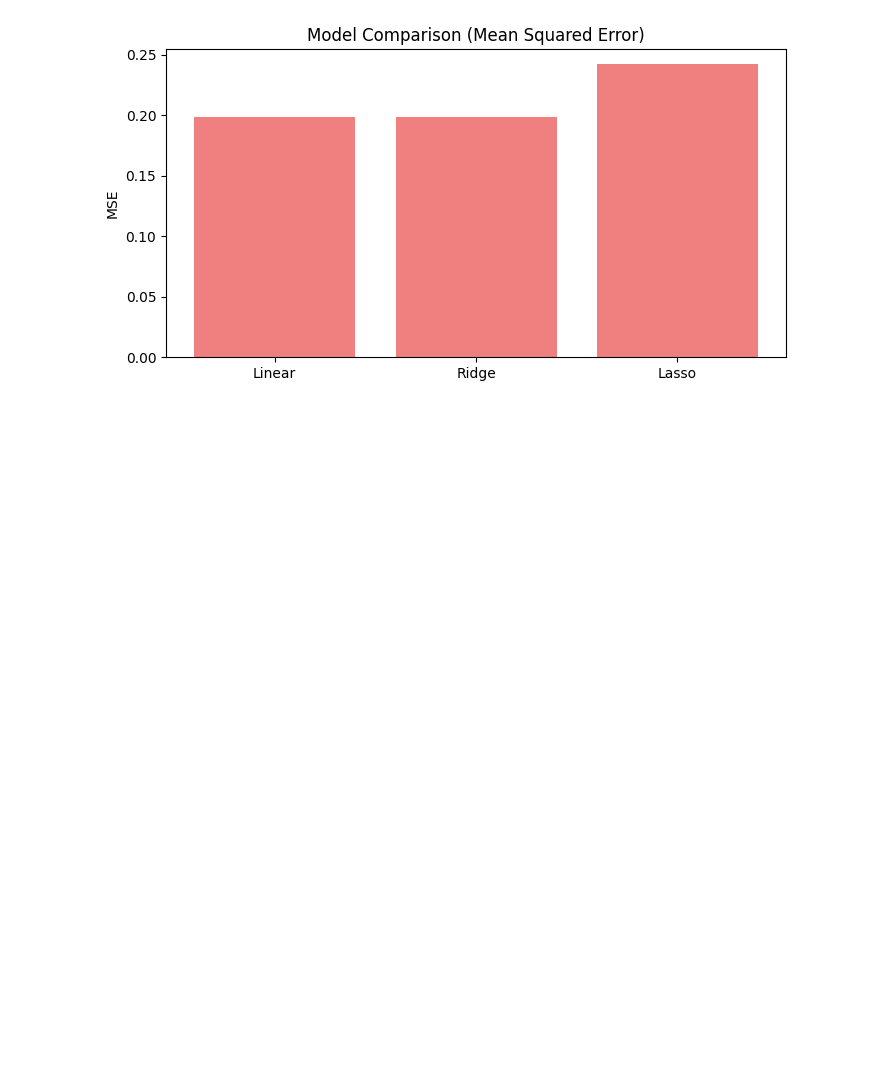
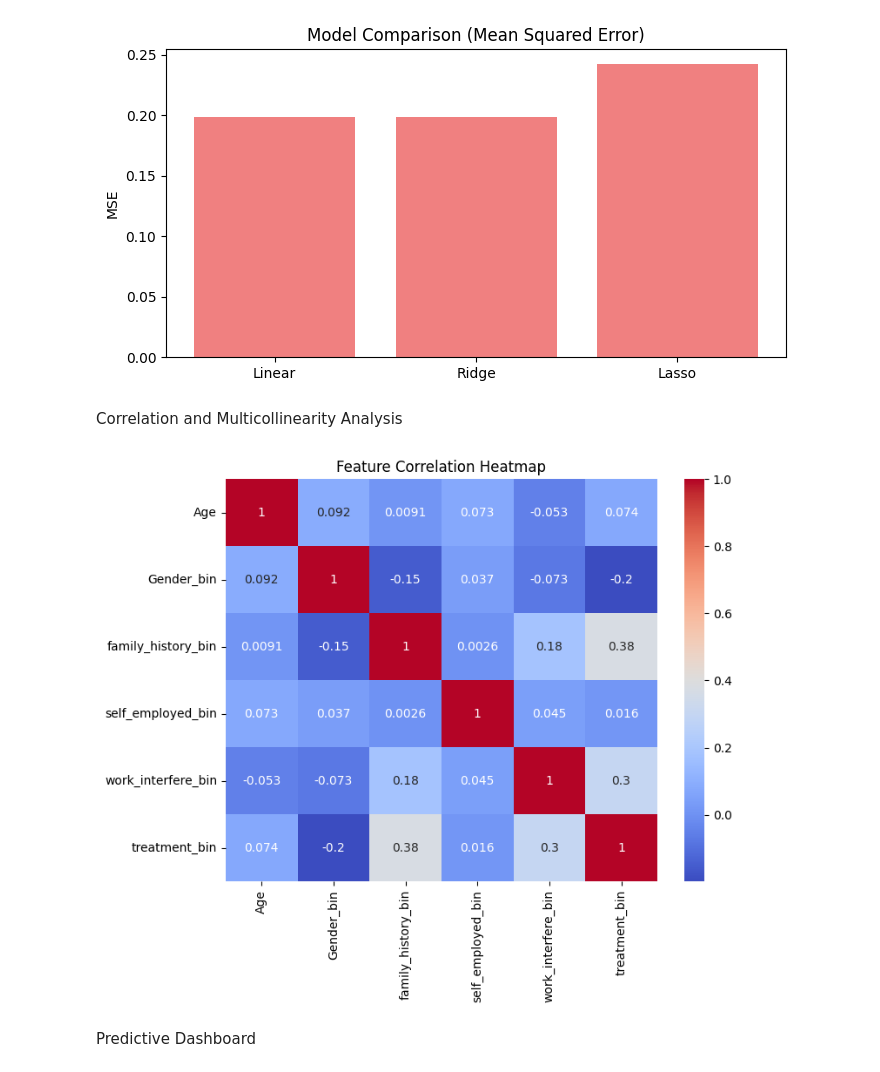
Before and after one commit to Savindi2002/Mental-Health-in-Tech, a Jupyter notebook: notebooks/data_exploration.ipynb, the cells around one changed output. Drawn from its saved outputs; the diff is of its cells as text; code cells hidden in the pictures; blank space fills up the shorter version.

```diff
--- a/notebooks/data_exploration.ipynb
+++ b/notebooks/data_exploration.ipynb
@@ -525,3 +525,15 @@ plt.show()
 # %% [output]
 [figure]
 [figure]
+# %% [markdown]
+Correlation and Multicollinearity Analysis
+# %%
+# Correlation matrix
+plt.figure(figsize=(8,6))
+sns.heatmap(df[features + ['treatment_bin']].corr(), annot=True, cmap='coolwarm')
+plt.title("Feature Correlation Heatmap")
+plt.show()
+# %% [output]
+[figure, added]
+# %% [markdown]
+ Predictive Dashboard
```
